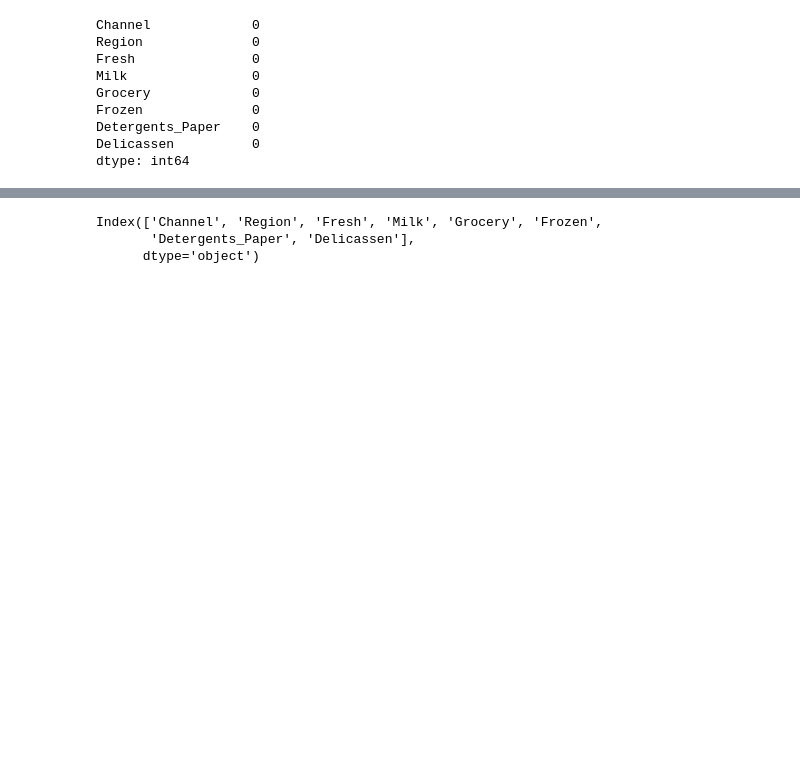
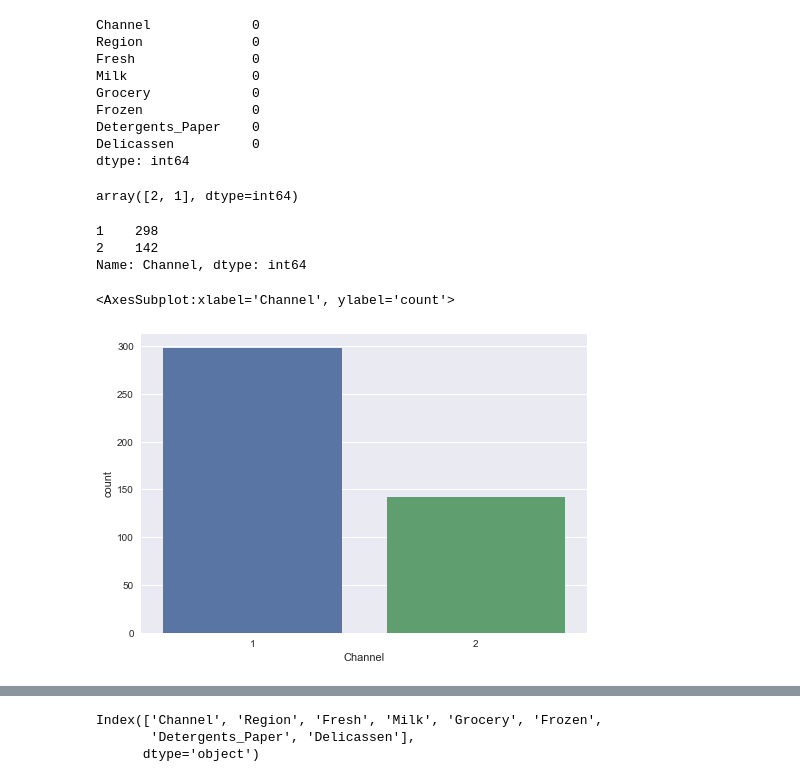
Before and after one commit to abideen-olawuwo/wholesale_customer_data, a Jupyter notebook: Wholesale Cutomers.ipynb, the cells around one changed output, grey strips where cells are left out. Saved outputs shown, nothing was run; the diff lists cells and outputs as text; code cells hidden in the pictures; blank space fills up the shorter version.

```diff
--- a/Wholesale Cutomers.ipynb
+++ b/Wholesale Cutomers.ipynb
@@ -80,3 +94,18 @@ Frozen              0
 Detergents_Paper    0
 Delicassen          0
 dtype: int64
+# %%
+df['Channel'].unique()
+# %% [output]
+array([2, 1], dtype=int64)
+# %%
+df['Channel'].value_counts()
+# %% [output]
+1    298
+2    142
+Name: Channel, dtype: int64
+# %%
+sns.countplot(x="Channel", data=df)
+# %% [output]
+<AxesSubplot:xlabel='Channel', ylabel='count'>
+[figure, added]
```
Also changed, not shown: parts of 4 cells of this notebook.
